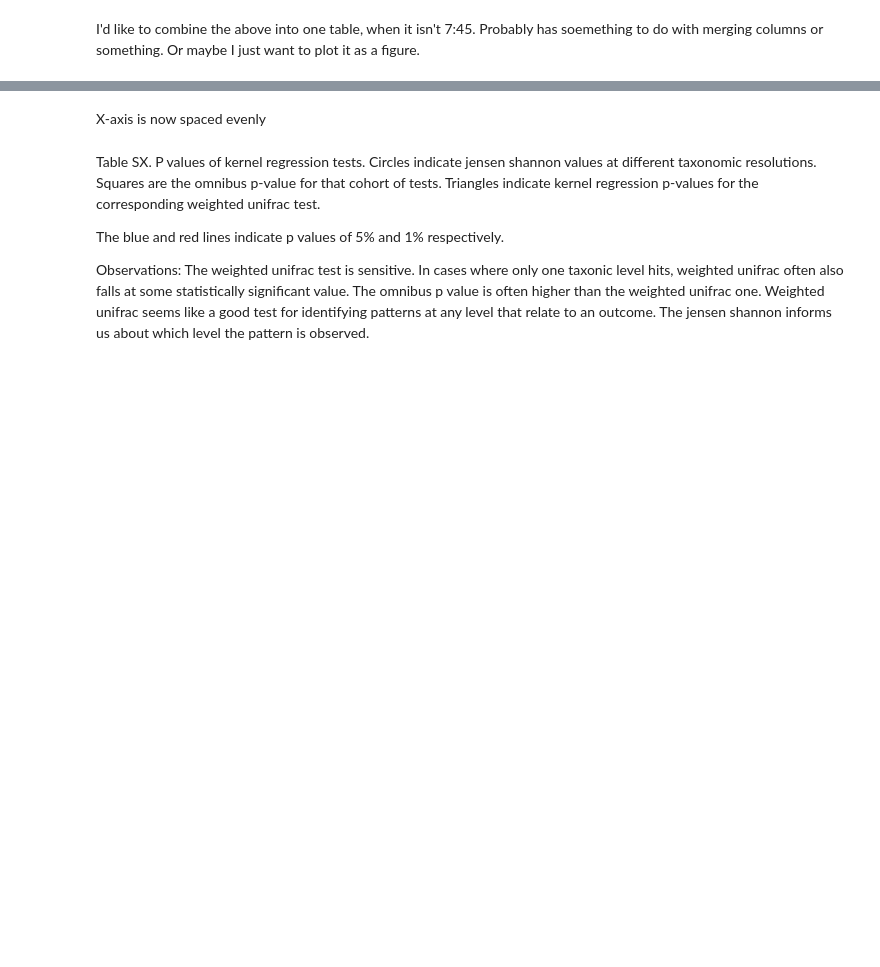
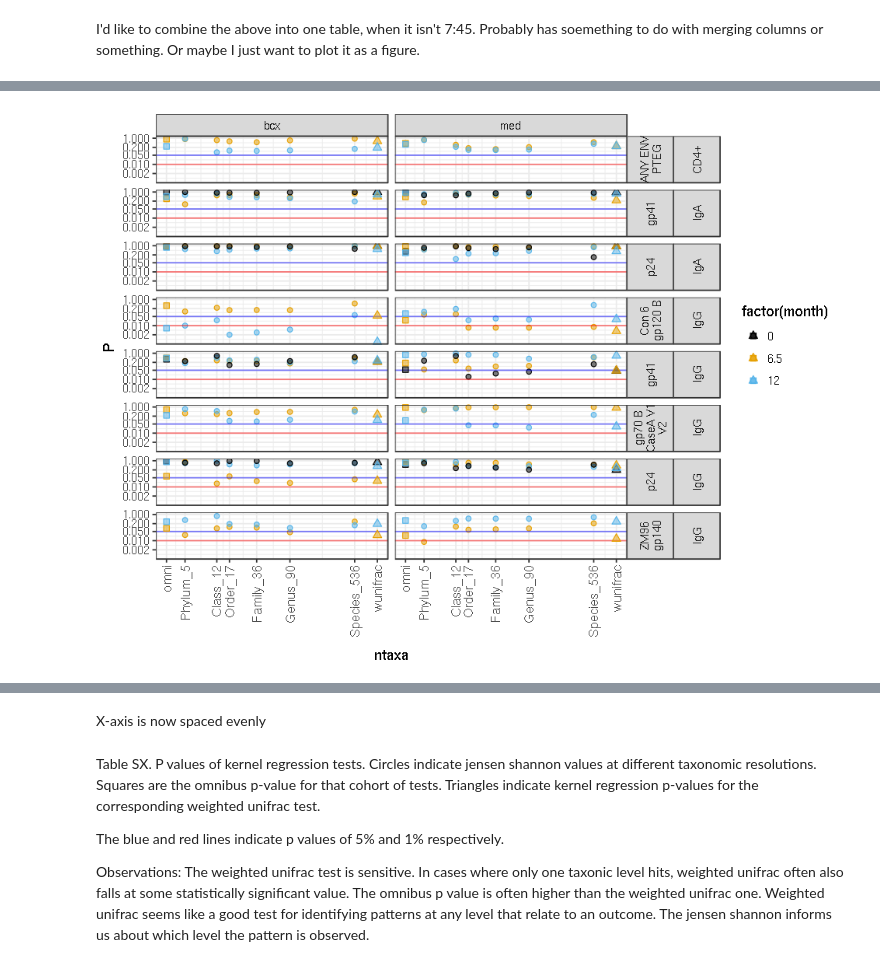
Before and after one commit to cramjaco/Nyvac_096_Microbiome, a Jupyter notebook: Mar2018_096.ipynb, the cells around one changed output, grey strips where cells are left out. Drawn from its saved outputs; the diff is of its cells as text; code cells hidden in the pictures; blank space fills up the shorter version.

```diff
--- a/Mar2018_096.ipynb
+++ b/Mar2018_096.ipynb
@@ -321,3 +323,5 @@ immune.data$antigen %>% unique
+# %%
+par0 <- options()
 # %% [markdown]
 # Pre-processing
 # %%
@@ -1295,27 +1617,32 @@ mirDat %>% fixant %>% head
 # %%
 mirDat %>%
 #mutate(antigen = stringr::str_replace_all(antigen, "\\.", " ")) %>%
 fixstuff %>%
 ggplot(aes(x = ntaxa, y = P, col = factor(month), fill = factor(month))) +
 geom_point(pch = 21) +
 facet_grid(type + antigen ~ metric, labeller = labeller(antigen = label_wrap_gen(width = 10))) +
 scale_x_log10(breaks = c(3, NTaxaAtLevel2$ntaxa, 1000), labels = c("omni", NTaxaAtLevel2$nLev, "wunifrac")) +
 scale_y_log10(breaks = c(0.002, 0.01, 0.05, 0.2, 1)) +
 geom_hline(yintercept=0.05, col = 'blue', alpha = 0.5) + geom_hline(yintercept=0.01, col = 'red', alpha = 0.5) +
 #geom_hline(data = mirOmni, aes(yintercept = P, col = factor(month))) +
 #annotation_logticks(sides = 'bl') +
 #geom_rug(data = mirOmni, aes(y = P, col = factor(month)), inherit.aes = F) +
 geom_point(data = mirOmni %>% ungroup %>% fixstuff,
            aes(x = 3, y = P, col = factor(month), fill = factor(month)), inherit.aes = F, pch = 22, size = 2) +
 geom_point(data = WufPData %>% ungroup %>% fixant,
            aes(x = 1000, y = mir.P, col = factor(month), fill = factor(month)), inherit.aes = F, pch = 24, size = 2) +
 
 scale_colour_manual(values=cbPalette) +
 scale_fill_manual(values=alpha(cbPalette, 0.5)) +
 theme_bw() +
 theme(axis.text.x = element_text(angle = 90, hjust = 1,, vjust = 0.5, size = 10),
-     strip.text.y = (element_text(angle = 90)))
+     strip.text.y = (element_text(angle = 90))) -> pjsd0
 
+options(repr.plot.width=8, repr.plot.height= 6)
+pjsd0
+options(par0)
 # I'd like to add weighted unifrac as a tick mark on the right.
+# %% [output]
+[figure, added]
 # %%
 NTaxaAtLevel2
```
Also changed, not shown: parts of 72 cells of this notebook, 6 other files.
